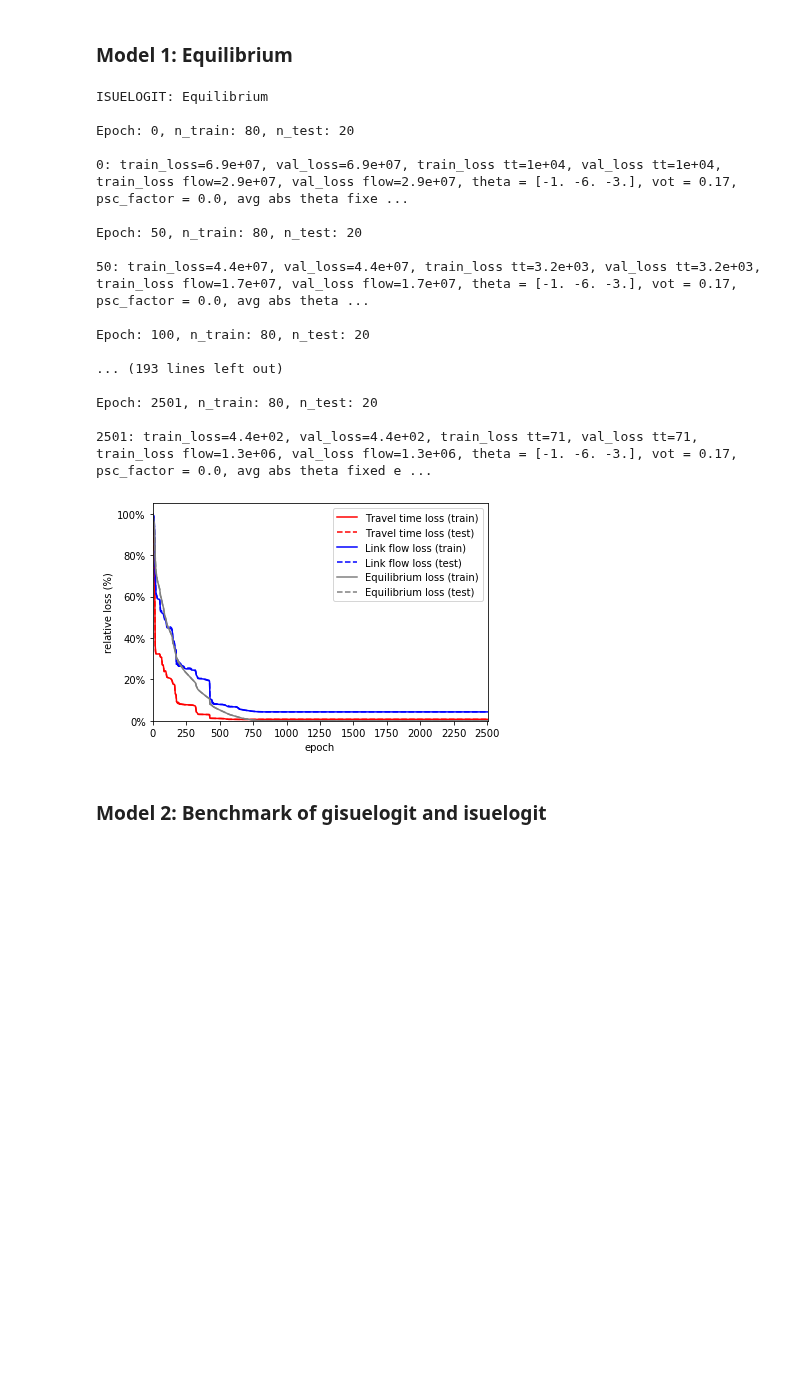
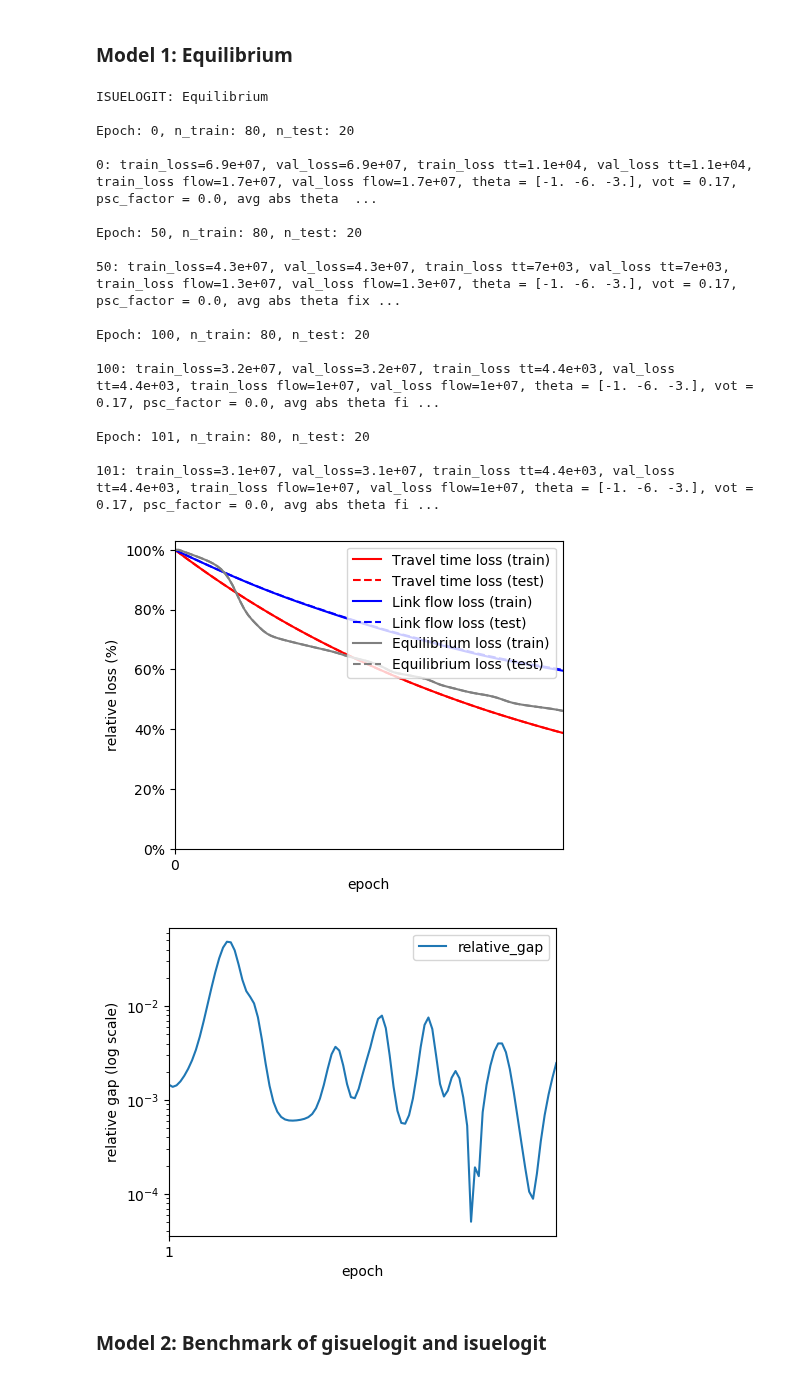
Before and after one commit to pabloguarda/pesuelogit, a Jupyter notebook: examples/notebooks/gisuelogit-siouxfalls.ipynb, the cells around one changed output. Cells and saved outputs as stored; diff of their text form; code cells hidden in the pictures; blank space fills up the shorter version.

Commit message:
Add new and Improve existing visualizations

```diff
--- a/examples/notebooks/gisuelogit-siouxfalls.ipynb
+++ b/examples/notebooks/gisuelogit-siouxfalls.ipynb
@@ -104,27 +105,30 @@ To enable them in other operations, rebuild TensorFlow with the appropriate comp
 # %% [markdown]
 ## Configuration
 # %%
-_EPOCHS = 2500
+_EPOCHS = 100
 _LR = 1e-1
 _RELATIVE_GAP = 1e-7
 _BATCH_SIZE = None
 _EPOCHS_PRINT_INTERVAL = 50
 
-# _LOSS_METRIC = mse
+_LOSS_METRIC = mse
 #_LOSS_METRIC  = btcg_mse
 #_LOSS_METRIC  = mnrmse
-_LOSS_METRIC  = nrmse
+#_LOSS_METRIC  = nrmse
+
+_LOSS_WEIGHTS ={'od': 1, 'theta': 0, 'tt': 1, 'flow': 1, 'eq_flow': 1}
 # %% [markdown]
 ## Models
 # %%
-list_models = ['equilibrium','lue', 'ode', 'odlue', 'odlulpe']
+list_models = ['equilibrium','lue', 'ode', 'lpe', 'odlue', 'odlulpe']
 
 run_model = dict.fromkeys(list_models,True)
-# run_model = dict.fromkeys(list_models, False)
+#run_model = dict.fromkeys(list_models, False)
 
 # run_model['equilibrium'] = True
 # run_model['lue'] = True
 # run_model['ode'] = True
+# run_model['lpe'] = True
 # run_model['odlue'] = True
 # run_model['odlulpe'] = True
 # %%
@@ -135,7 +139,7 @@ val_results_dfs = {}
 # %%
 if run_model['equilibrium']:
 
-    _RELATIVE_GAP = 1e-7
+    _RELATIVE_GAP = 1e-10
 
     optimizer = tf.keras.optimizers.Adam(learning_rate=_LR)
 
@@ -190,41 +194,54 @@ if run_model['equilibrium']:
         utility=utility_parameters,
         bpr=bpr_parameters,
         od=od_parameters
     )
 
     train_results_dfs['suelogit'], val_results_dfs['suelogit'] = suelogit.train(
         X_train, Y_train, X_test, Y_test,
         # generalization_error={'train': False, 'validation': True},
         # loss_metric = mse,
         loss_metric=_LOSS_METRIC,
         optimizer=optimizer,
         batch_size=_BATCH_SIZE,
         loss_weights={'od': 0, 'theta': 0, 'tt': 0, 'flow': 0, 'eq_flow': 1},
         threshold_relative_gap=_RELATIVE_GAP,
         epochs_print_interval = _EPOCHS_PRINT_INTERVAL,
         epochs=_EPOCHS)
 
-    plot_predictive_performance(train_losses=train_results_dfs['suelogit'], val_losses=val_results_dfs['suelogit'],
-                                xticks_spacing= 250)
+    train_results_estimates, train_results_losses = suelogit.split_results(results=train_results_dfs['suelogit'])
+    val_results_estimates, val_results_losses = suelogit.split_results(results=val_results_dfs['suelogit'])
+
+    plot_predictive_performance(train_losses=train_results_dfs['suelogit'], val_losses=val_results_dfs['suelogit'],xticks_spacing= 250)
+
+    fig, ax = plot_convergence_estimates(
+        estimates=train_results_losses.drop([0]).assign(
+            relative_gap = np.abs(train_results_losses['relative_gap']))[['epoch','relative_gap']],
+    xticks_spacing= 250)
+
+    ax.set_yscale('log')
+    ax.set_ylabel('relative gap (log scale)')
+
+    plt.show()
 # %% [output]
 ISUELOGIT: Equilibrium
 
 Epoch: 0, n_train: 80, n_test: 20
 
-0: train_loss=6.9e+07, val_loss=6.9e+07, train_loss tt=1e+04, val_loss tt=1e+04, train_loss flow=2.9e+07, val_loss flow=2.9e+07, theta = [-1. -6. -3.], vot = 0.17, psc_factor = 0.0, avg abs theta fixe ...
+0: train_loss=6.9e+07, val_loss=6.9e+07, train_loss tt=1.1e+04, val_loss tt=1.1e+04, train_loss flow=1.7e+07, val_loss flow=1.7e+07, theta = [-1. -6. -3.], vot = 0.17, psc_factor = 0.0, avg abs theta  ...
 
 Epoch: 50, n_train: 80, n_test: 20
 
-50: train_loss=4.4e+07, val_loss=4.4e+07, train_loss tt=3.2e+03, val_loss tt=3.2e+03, train_loss flow=1.7e+07, val_loss flow=1.7e+07, theta = [-1. -6. -3.], vot = 0.17, psc_factor = 0.0, avg abs theta ...
+50: train_loss=4.3e+07, val_loss=4.3e+07, train_loss tt=7e+03, val_loss tt=7e+03, train_loss flow=1.3e+07, val_loss flow=1.3e+07, theta = [-1. -6. -3.], vot = 0.17, psc_factor = 0.0, avg abs theta fix ...
 
 Epoch: 100, n_train: 80, n_test: 20
 
-... (193 lines left out)
+100: train_loss=3.2e+07, val_loss=3.2e+07, train_loss tt=4.4e+03, val_loss tt=4.4e+03, train_loss flow=1e+07, val_loss flow=1e+07, theta = [-1. -6. -3.], vot = 0.17, psc_factor = 0.0, avg abs theta fi ...
 
-Epoch: 2501, n_train: 80, n_test: 20
+Epoch: 101, n_train: 80, n_test: 20
 
-2501: train_loss=4.4e+02, val_loss=4.4e+02, train_loss tt=71, val_loss tt=71, train_loss flow=1.3e+06, val_loss flow=1.3e+06, theta = [-1. -6. -3.], vot = 0.17, psc_factor = 0.0, avg abs theta fixed e ...
+101: train_loss=3.1e+07, val_loss=3.1e+07, train_loss tt=4.4e+03, val_loss tt=4.4e+03, train_loss flow=1e+07, val_loss flow=1e+07, theta = [-1. -6. -3.], vot = 0.17, psc_factor = 0.0, avg abs theta fi ...
-[figure, old version]
+[figure, new version]
+[figure, added]
 # %% [markdown]
 ### Model 2: Benchmark of gisuelogit and isuelogit
 # %%
```
Also changed, not shown: parts of 14 cells of this notebook, 3 other files.
